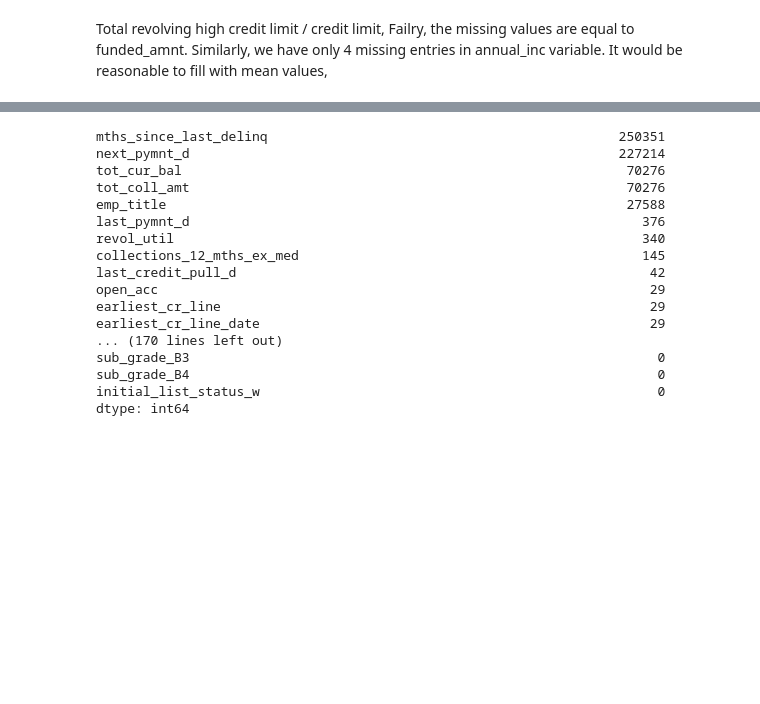
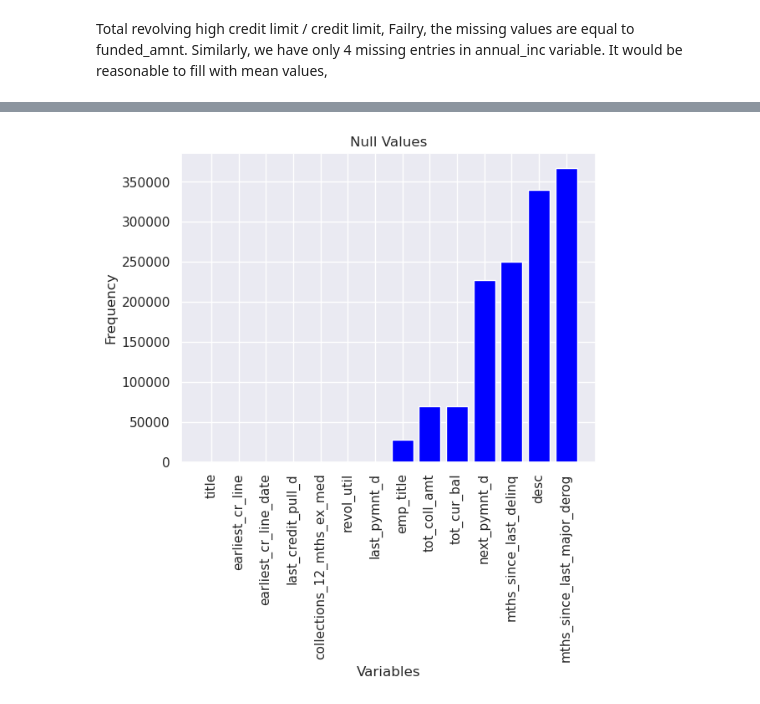
Before and after one commit to pvsnp9/credit-risk-modelling, a Jupyter notebook: eda_zero.ipynb, the cells around one changed output, grey strips where cells are left out. Cells and saved outputs as stored; diff of their text form; code cells hidden in the pictures; blank space fills up the shorter version.

```diff
--- a/eda_zero.ipynb
+++ b/eda_zero.ipynb
@@ -1,6 +1,9 @@
 # %%
 import pandas as pd
 import numpy as np
+import matplotlib.pyplot as plt
+import datetime
+import seaborn as sns
 import re
-import datetime
+sns.set()
 # %%
@@ -207,8 +212,8 @@ data.issue_d
 Name: issue_d, Length: 466285, dtype: object
 # %%
 data["issue_d_date"] = pd.to_datetime(data["issue_d"], format="%b-%y")
-data["months_since_issied_date"] = round(pd.to_numeric((pd.to_datetime("2023-11-01") - data["issue_d_date"])/ pd.Timedelta(4, "W")))
-print(type(data["months_since_issied_date"][0]))
-data["months_since_issied_date"].describe()
+data["months_since_issued_date"] = round(pd.to_numeric((pd.to_datetime("2023-11-01") - data["issue_d_date"])/ pd.Timedelta(4, "W")))
+print(type(data["months_since_issued_date"][0]))
+data["months_since_issued_date"].describe()
 # %% [output]
 <class 'numpy.float64'>
@@ -320,8 +301,8 @@ imputabels = []
 
 for variable in data.columns.values:
     ratio = data[variable].isnull().sum() / data.shape[0]
-    if ratio > 0.7: droppables.append(variable)
-    if ratio > 0 and ratio < 0.7: imputabels.append(variable)
+    if ratio > 0.87: droppables.append(variable)
+    if ratio > 0 and ratio < 0.87: imputabels.append(variable)
 
 print(f"drops ({len(droppables)}): {droppables}\nimputables ({len(imputabels)}): {imputabels}")
 # %% [output]
@@ -354,26 +335,18 @@ Name: annual_inc, dtype: float64
 data["annual_inc"].fillna(data["annual_inc"].mean(), inplace=True)
 # %%
 # picked numeric faetures
-cols_to_impute_with_zeros = ["months_since_earliest_cr_line", "acc_now_delinq", "total_acc", "pub_rec", "inq_last_6mths", "delinq_2yrs"]
+cols_to_impute_with_zeros = ["months_since_earliest_cr_line", "mths_since_last_record", "acc_now_delinq", "total_acc", "pub_rec", "open_acc", "inq_last_6mths", "delinq_2yrs", "emp_length"]
 for col in cols_to_impute_with_zeros:
     data[col].fillna(0, inplace=True)
-# %%
-data.isnull().sum().sort_values(ascending=False)
-# %% [output]
-mths_since_last_delinq                                             250351
-next_pymnt_d                                                       227214
-tot_cur_bal                                                         70276
-tot_coll_amt                                                        70276
-emp_title                                                           27588
-last_pymnt_d                                                          376
-revol_util                                                            340
-collections_12_mths_ex_med                                            145
-last_credit_pull_d                                                     42
-open_acc                                                               29
-earliest_cr_line                                                       29
-earliest_cr_line_date                                                  29
-... (170 lines left out)
-sub_grade_B3                                                            0
-sub_grade_B4                                                            0
-initial_list_status_w                                                   0
-dtype: int64
+# %%
+null_data = data.isnull().sum()
+null_data = null_data.loc[null_data > 0].sort_values()
+
+plt.bar(null_data.index, null_data,  color="blue")
+plt.title("Null Values")
+plt.xlabel("Variables")
+plt.xticks(rotation=90)
+plt.ylabel("Frequency")
+plt.show()
+# %% [output]
+[figure, added]
```
Also changed, not shown: parts of 148 cells of this notebook.
